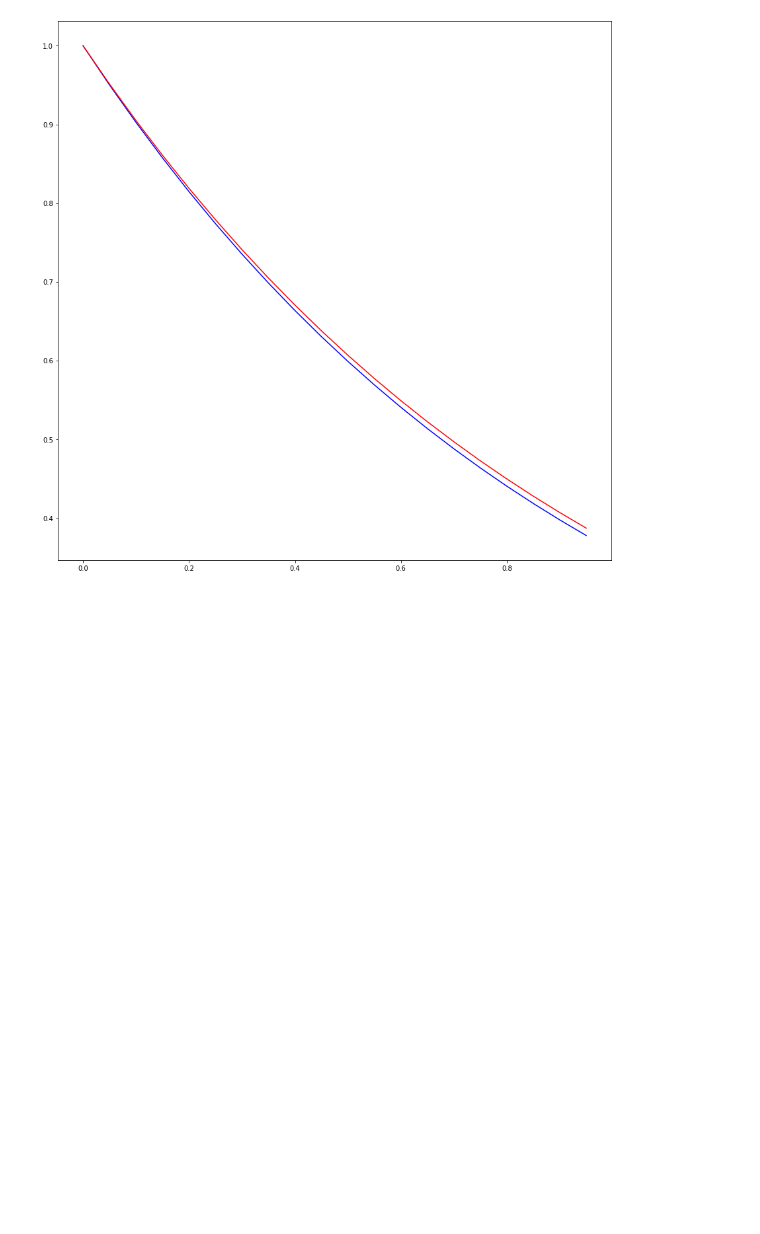
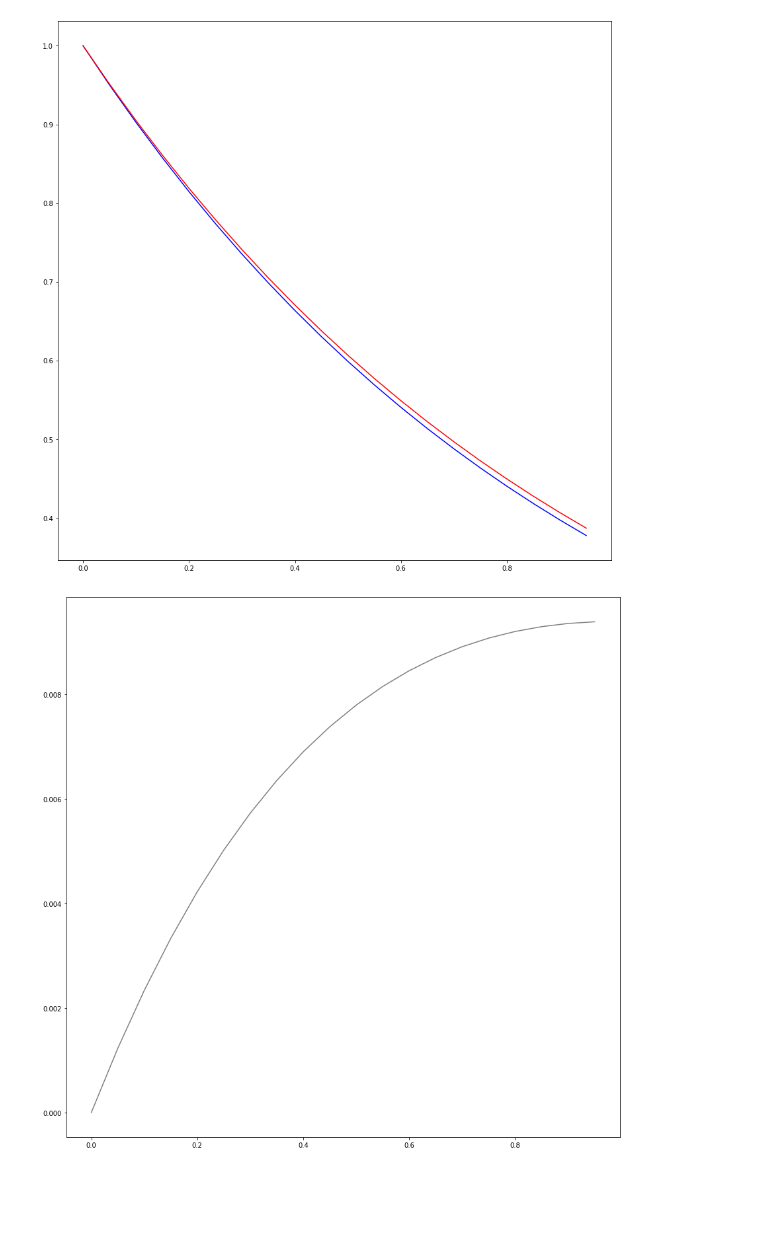
Before and after one commit to ahernot/UE11-equations-differentielles, a Jupyter notebook: réponses-final.ipynb, the cells around one changed output. Cells and saved outputs as stored; diff of their text form; code cells hidden in the pictures; blank space fills up the shorter version.

```diff
--- a/réponses-final.ipynb
+++ b/réponses-final.ipynb
@@ -412,6 +413,16 @@ plt.plot(time_array, points_array_theory, c='red')  # mathematical solution
 plt.show()
 # %% [output]
 [figure]
+# %%
+# Compute difference array
+diff_array = np.abs(points_array - points_array_theory)
+
+# Plot difference
+plt.figure(figsize=(15,15))
+plt.plot(time_array, diff_array, c='grey')
+plt.show()
+# %% [output]
+[figure, added]
 # %% [markdown]
 <br><br>
 # %% [markdown]
```
Also changed, not shown: parts of 7 cells of this notebook.
